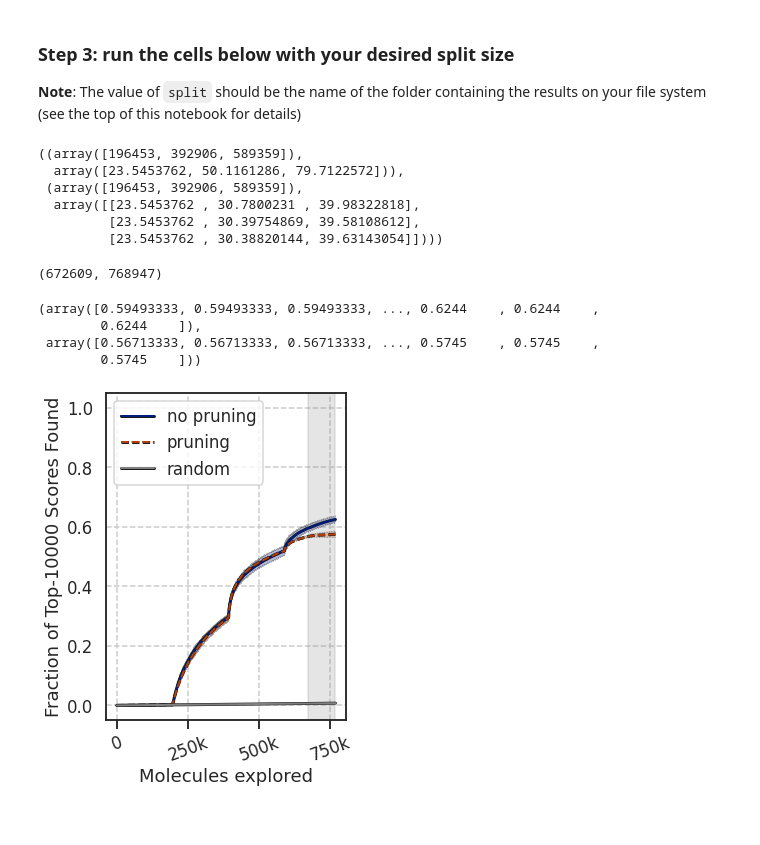
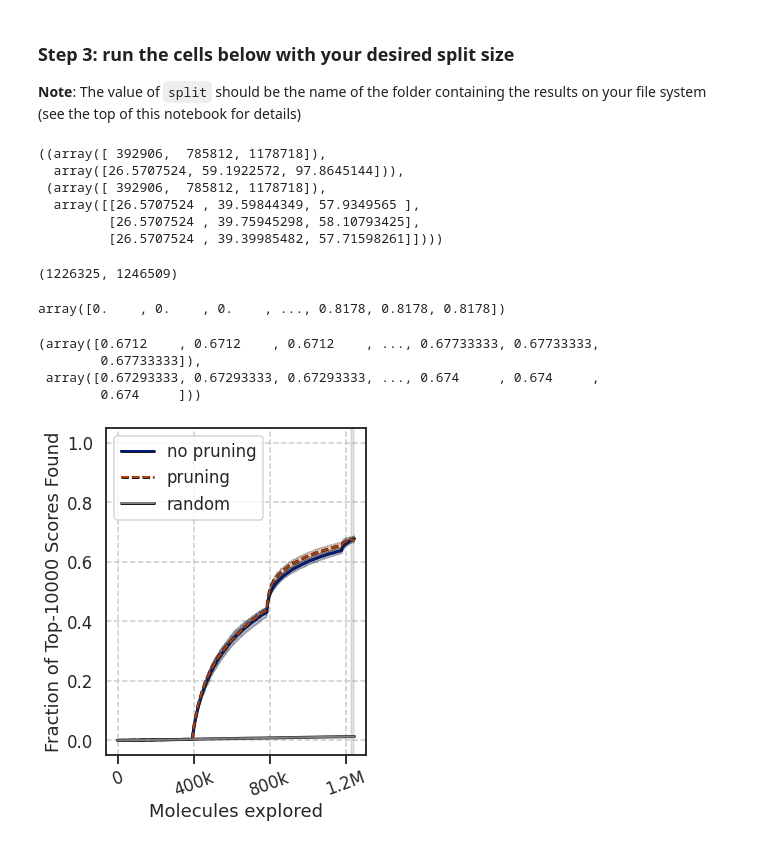
Before and after one commit to coleygroup/molpal, a Jupyter notebook: notebooks/ampc-main.ipynb, the cells around one changed output. Drawn from its saved outputs; the diff is of its cells as text; code cells hidden in the pictures.

```diff
--- a/notebooks/ampc-main.ipynb
+++ b/notebooks/ampc-main.ipynb
@@ -102,7 +94,7 @@ def plot_random_curve(ax, N):
 
     return ax
 
-def plot_reward(ax, Y_f, Y_p, x_min):
+def plot_reward(ax, Y_f, Y_p, x_min, split):
     sns.set_palette("dark")
 
     x = np.arange(Y_p.shape[1]) + 1
@@ -157,8 +149,10 @@ def plot_reward(ax, Y_f, Y_p, x_min):
             ax.axvspan(x_min, x_max, color="grey", alpha=0.2)
 
     ax.set_ylim(-0.05, 1.05)
-    formatter = ticker.FuncFormatter(abbreviate_k_or_M)
-    ax.xaxis.set_major_formatter(formatter)
+
+    ax.xaxis.set_major_formatter(ticker.EngFormatter(sep=""))
+    ax.xaxis.set_major_locator(ticker.MultipleLocator(float(split)*100e6))
+
     ax.tick_params(axis="x", which="major", bottom=True, rotation=20)
 
     ax.grid(True, ls="--")
@@ -271,41 +264,45 @@ ampc_top_k = sorted(ampc_scores.items(), key=lambda kv: kv[1], reverse=True)[:k]
 
 **Note**: The value of `split` should be the name of the folder containing the results on your file system (see the top of this notebook for details)
 # %%
-split = "0.002"
+split = "0.004"
 Y_f, Y_p, x_min = calc_reward(split, ampc_top_k)
 (x_f, c_f), (x_p, C_p), (x_min, x_max) = gen_cost_curves(split)
 # %%
 (x_f, c_f), (x_p, C_p)
 # %% [output]
-((array([196453, 392906, 589359]),
-  array([23.5453762, 50.1161286, 79.7122572])),
- (array([196453, 392906, 589359]),
-  array([[23.5453762 , 30.7800231 , 39.98322818],
-         [23.5453762 , 30.39754869, 39.58108612],
-         [23.5453762 , 30.38820144, 39.63143054]])))
+((array([ 392906,  785812, 1178718]),
+  array([26.5707524, 59.1922572, 97.8645144])),
+ (array([ 392906,  785812, 1178718]),
+  array([[26.5707524 , 39.59844349, 57.9349565 ],
+         [26.5707524 , 39.75945298, 58.10793425],
+         [26.5707524 , 39.39985482, 57.71598261]])))
 # %%
 x_min, x_max
 # %% [output]
-(672609, 768947)
+(1226325, 1246509)
+# %%
+Y_f.mean(0)
+# %% [output]
+array([0.    , 0.    , 0.    , ..., 0.8178, 0.8178, 0.8178])
 # %%
 Y_f.mean(0)[x_min:x_max], Y_p.mean(0)[x_min:x_max]
 # %% [output]
-(array([0.59493333, 0.59493333, 0.59493333, ..., 0.6244    , 0.6244    ,
-        0.6244    ]),
- array([0.56713333, 0.56713333, 0.56713333, ..., 0.5745    , 0.5745    ,
-        0.5745    ]))
+(array([0.6712    , 0.6712    , 0.6712    , ..., 0.67733333, 0.67733333,
+        0.67733333]),
+ array([0.67293333, 0.67293333, 0.67293333, ..., 0.674     , 0.674     ,
+        0.674     ]))
 # %%
 sns.set_palette("dark")
 fig, ax = plt.subplots(1, 1, figsize=(5, 6))
 
-plot_reward(ax, Y_f, Y_p, x_min)
+plot_reward(ax, Y_f, Y_p, x_min, split)
 # plot_cost(axs[1], x_f, c_f, x_p, C_p, x_min, x_max)
 
 fig.tight_layout()
 
 # ax.set_title("A", weight="bold", loc="left", fontsize="large")
 # axs[1].set_title("B", weight="bold", loc="left", fontsize="large")
 # %% [output]
-[figure, old version]
+[figure, new version]
 # %%
 fig.savefig(f"../figures/ampc-{split[2:]}-curves-10k.png", dpi=400)
```
Also changed, not shown: parts of 2 cells of this notebook, 2 other files.
